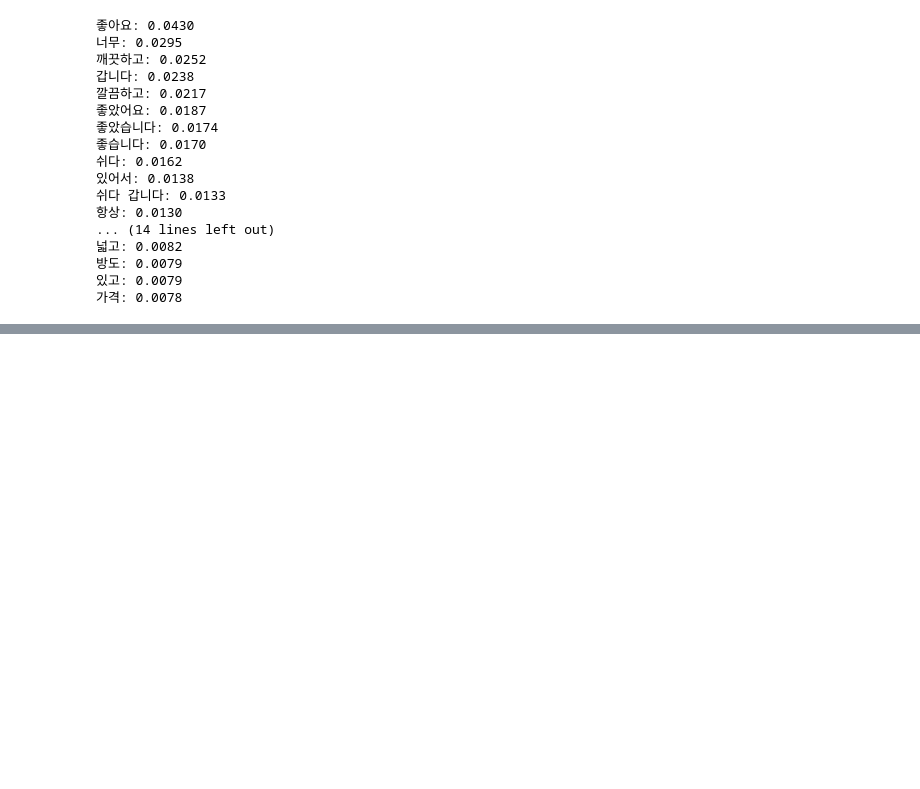
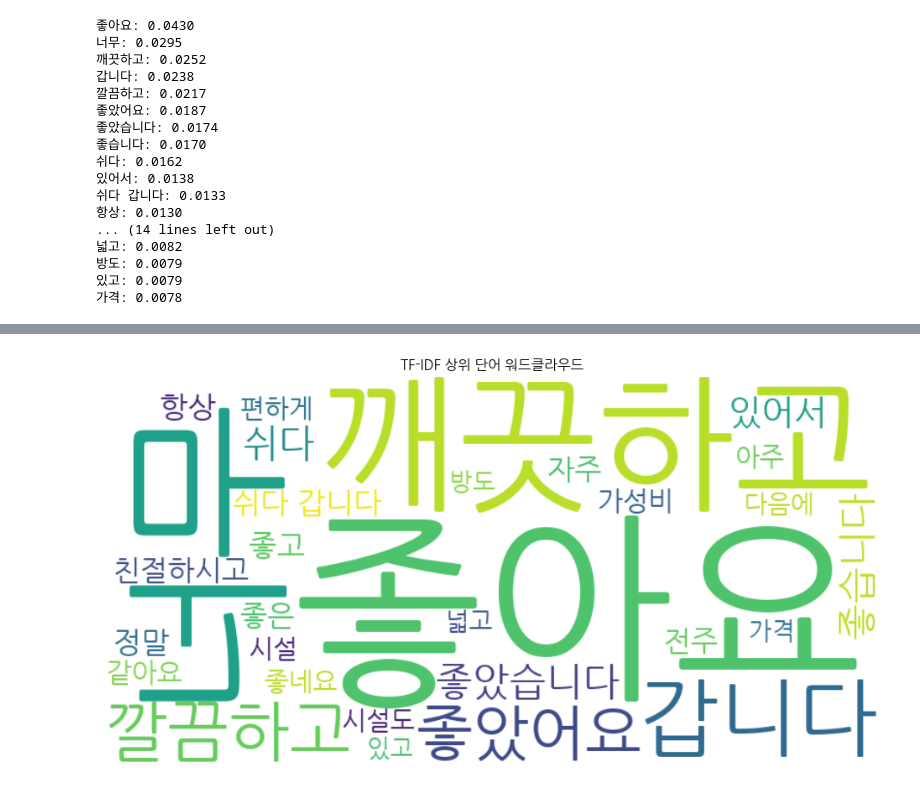
Before and after one commit to Smart-Stay-Jeonju-Project/Smart-Stay-Jeonju-Project, a Jupyter notebook: PROJECT/analysis/ML/고급/2_TFIDF_Logistic.ipynb, the cells around one changed output, grey strips where cells are left out. Cells and saved outputs as stored; diff of their text form; code cells hidden in the pictures; blank space fills up the shorter version.

```diff
--- a/PROJECT/analysis/ML/고급/2_TFIDF_Logistic.ipynb
+++ b/PROJECT/analysis/ML/고급/2_TFIDF_Logistic.ipynb
@@ -101,0 +156,16 @@ for word, score in top_words:
+# %%
+from wordcloud import WordCloud
+
+# 워드클라우드는 딕셔너리 형태로 받아야 함
+word_dict = dict(top_words)
+
+wc = WordCloud(font_path="NanumGothic.ttf", background_color='white', width=800, height=400)
+wc.generate_from_frequencies(word_dict)
+
+plt.figure(figsize=(12, 6))
+plt.imshow(wc, interpolation='bilinear')
+plt.axis('off')
+plt.title("TF-IDF 상위 단어 워드클라우드")
+plt.show()
+# %% [output]
+[figure, added]
```
Also changed, not shown: parts of 4 cells of this notebook, 31 other files.
